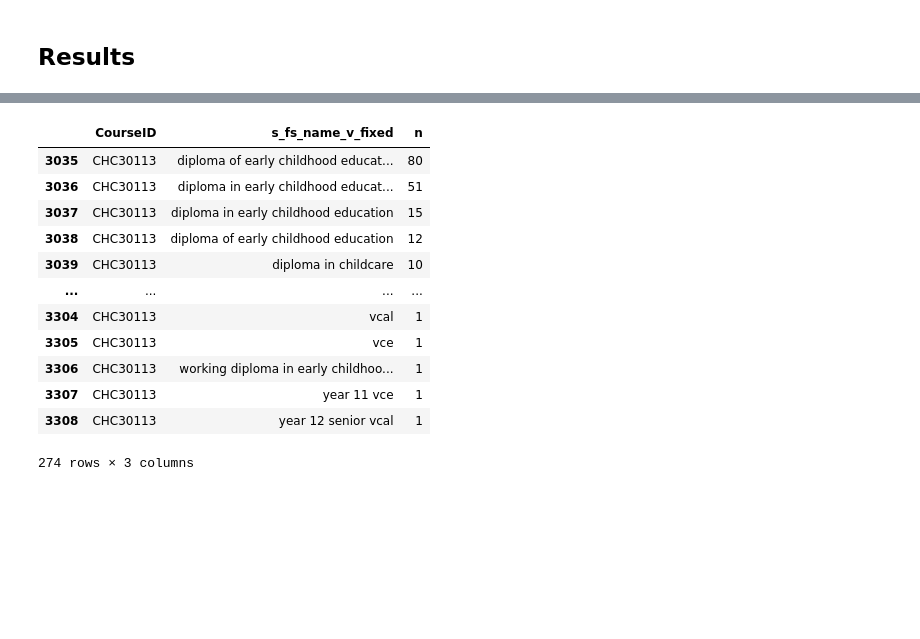
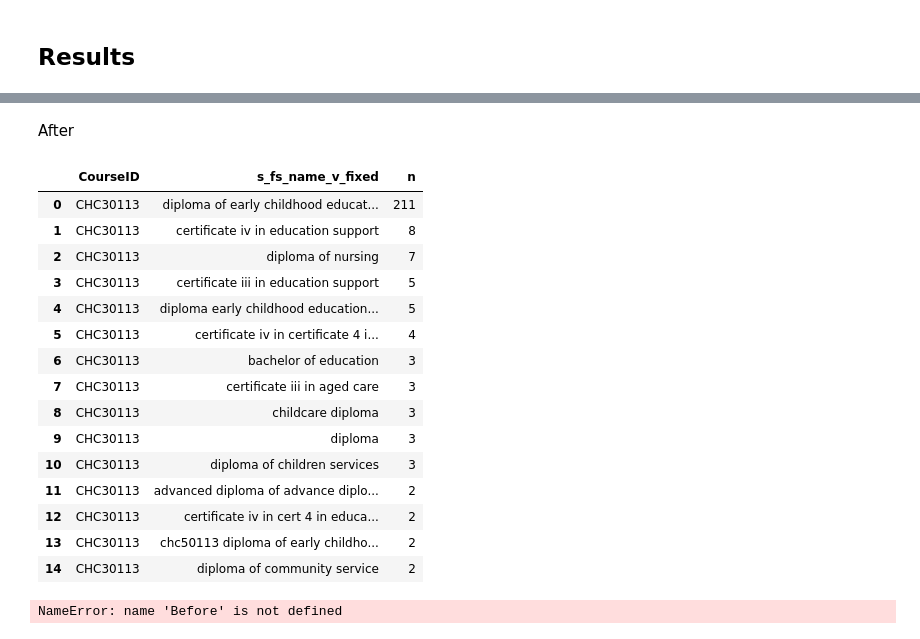
Before and after one commit to RTO-Performance-Indicators/survey_analytics, a Jupyter notebook: notebooks/further study.ipynb, the cells around one changed output, grey strips where cells are left out. Cells and saved outputs as stored; diff of their text form; code cells hidden in the pictures; blank space fills up the shorter version.

```diff
--- a/notebooks/further study.ipynb
+++ b/notebooks/further study.ipynb
@@ -476,5 +482,6 @@ tokens[tokens['word'].str.contains('^adv')]
 # %%
 def fix_advanced(string):
+    string = str(string)
     if string in ['advance', 'adv', 'advances', 'advanved', 'advans', 'advan']:
         return('advanced')
     else:
@@ -495,5 +502,6 @@ tokens[tokens['word'].str.contains('^asso[a-z]')]
 # %%
 def fix_associate(string):
+    string = str(string)
     string = re.sub(pattern = '^asso[a-z]', repl = 'associate', string = string)
 
     return(string)
@@ -612,12 +617,12 @@ def add_dip_details(row):
     else:
         return(row['s_fs_name_v_fixed'])
 
-def diploma_of(string):
-    string = re.sub(r'(diploma) in ([a-z]*)' , r'\1 of \2', string = string)
+def diploma_of(x):
+    string = re.sub(r'(diploma) in ([a-z]*)' , r'\1 of \2', str(x))
     return(string)
 
-def certificate_in(string):
-    string = re.sub(r'(certificate [a-z]*) of ([a-z]*)' , r'\1 in \2', string = string)
+def certificate_in(x):
+    string = re.sub(r'(certificate [a-z]*) of ([a-z]*)' , r'\1 in \2', str(x))
     return(string)
 
 certificate_in('certificate 3 of x')
@@ -648,6 +653,17 @@ def fix_fs_name_v(dataframe, id = 'SurveyResponseID', col = 's_fs_name_v'):
     # Join df_fixed and original df
     df_fixed = pd.merge(dataframe, df_fixed)
 
+    # Flag whether qualification information is already in the fixed string
+    # df_fixed['level_description'] = df_fixed['level_description'].astype('string')
+    # df_fixed['s_fs_name_v_fixed'] = df_fixed['s_fs_name_v_fixed'].astype('str')
+    df_fixed['level_desc_in_fixed'] = df_fixed.apply(lambda x: x.level_description in x.s_fs_name_v_fixed, axis = 1)
+
+    # Add certificate and diploma info
+    df_fixed['s_fs_name_v_fixed'] = df_fixed.apply(lambda x: add_cert_details(x), axis = 1)
+    df_fixed['s_fs_name_v_fixed'] = df_fixed.apply(lambda x: add_dip_details(x), axis = 1)
+    df_fixed['s_fs_name_v_fixed'] = df_fixed['s_fs_name_v_fixed'].apply(diploma_of)
+    df_fixed['s_fs_name_v_fixed'] = df_fixed['s_fs_name_v_fixed'].apply(certificate_in)
+
     # Fix common misspellings
     df_fixed['s_fs_name_v_fixed'] = df_fixed['s_fs_name_v_fixed'].apply(fix_ecec)
     df_fixed['s_fs_name_v_fixed'] = df_fixed['s_fs_name_v_fixed'].apply(fix_aged_care)
@@ -656,17 +672,6 @@ def fix_fs_name_v(dataframe, id = 'SurveyResponseID', col = 's_fs_name_v'):
     df_fixed['s_fs_name_v_fixed'] = df_fixed['s_fs_name_v_fixed'].apply(fix_it)
     df_fixed['s_fs_name_v_fixed'] = df_fixed['s_fs_name_v_fixed'].apply(fix_accounting_bookkeeping)
 
-    # Flag whether qualification information is already in the fixed string
-    # df_fixed['level_description'] = df_fixed['level_description'].astype('string')
-    df_fixed['s_fs_name_v_fixed'] = df_fixed['s_fs_name_v_fixed'].astype('string')
-    df_fixed['level_desc_in_fixed'] = df_fixed.apply(lambda x: x.level_description in x.s_fs_name_v_fixed, axis = 1)
-
-    # Add certificate and diploma info
-    df_fixed['s_fs_name_v_fixed'] = df_fixed.apply(lambda x: add_cert_details(x), axis = 1)
-    df_fixed['s_fs_name_v_fixed'] = df_fixed.apply(lambda x: add_dip_details(x), axis = 1)
-    df_fixed['s_fs_name_v_fixed'] = df_fixed.apply(lambda x: diploma_of(x), axis = 1)
-    df_fixed['s_fs_name_v_fixed'] = df_fixed.apply(lambda x: certificate_in(x), axis = 1)
-
     return(df_fixed)
 # %% [markdown]
 So now we have a function that takes in a data frame, an 'id' column which can be used to join back to the original data set, and the column name in the data frame that contains the further study verbatim.
@@ -683,17 +723,26 @@ NameError: name 'string' is not defined
+# %% [markdown]
+After
 # %%
-course_fs = temp.groupby('CourseID')['s_fs_name_v_fixed'].value_counts().reset_index(name = 'n')
-course_fs[course_fs['CourseID'] == "CHC30113"]
+temp[temp['CourseID'] == "CHC30113"].groupby('CourseID')['s_fs_name_v_fixed'].value_counts().reset_index(name = 'n').head(15)
 # %% [output]
 |  | CourseID | s_fs_name_v_fixed | n |
-| 3035 | CHC30113 | diploma of early childhood educat... | 80 |
-| 3036 | CHC30113 | diploma in early childhood educat... | 51 |
-| 3037 | CHC30113 | diploma in early childhood education | 15 |
-| 3038 | CHC30113 | diploma of early childhood education | 12 |
-| 3039 | CHC30113 | diploma in childcare | 10 |
-| ... | ... | ... | ... |
-| 3304 | CHC30113 | vcal | 1 |
-| 3305 | CHC30113 | vce | 1 |
-| 3306 | CHC30113 | working diploma in early childhoo... | 1 |
-| 3307 | CHC30113 | year 11 vce | 1 |
-| 3308 | CHC30113 | year 12 senior vcal | 1 |
+| 0 | CHC30113 | diploma of early childhood educat... | 211 |
+| 1 | CHC30113 | certificate iv in education support | 8 |
+| 2 | CHC30113 | diploma of nursing | 7 |
+| 3 | CHC30113 | certificate iii in education support | 5 |
+| 4 | CHC30113 | diploma early childhood education... | 5 |
+| 5 | CHC30113 | certificate iv in certificate 4 i... | 4 |
+| 6 | CHC30113 | bachelor of education | 3 |
+| 7 | CHC30113 | certificate iii in aged care | 3 |
+| 8 | CHC30113 | childcare diploma | 3 |
+| 9 | CHC30113 | diploma | 3 |
+| 10 | CHC30113 | diploma of children services | 3 |
+| 11 | CHC30113 | advanced diploma of advance diplo... | 2 |
+| 12 | CHC30113 | certificate iv in cert 4 in educa... | 2 |
+| 13 | CHC30113 | chc50113 diploma of early childho... | 2 |
+| 14 | CHC30113 | diploma of community service | 2 |
-274 rows × 3 columns
+# %%
+### Nursing
+Before
+# %% [output]
+NameError: name 'Before' is not defined
```
Also changed, not shown: parts of 32 cells of this notebook, 1 other file.
